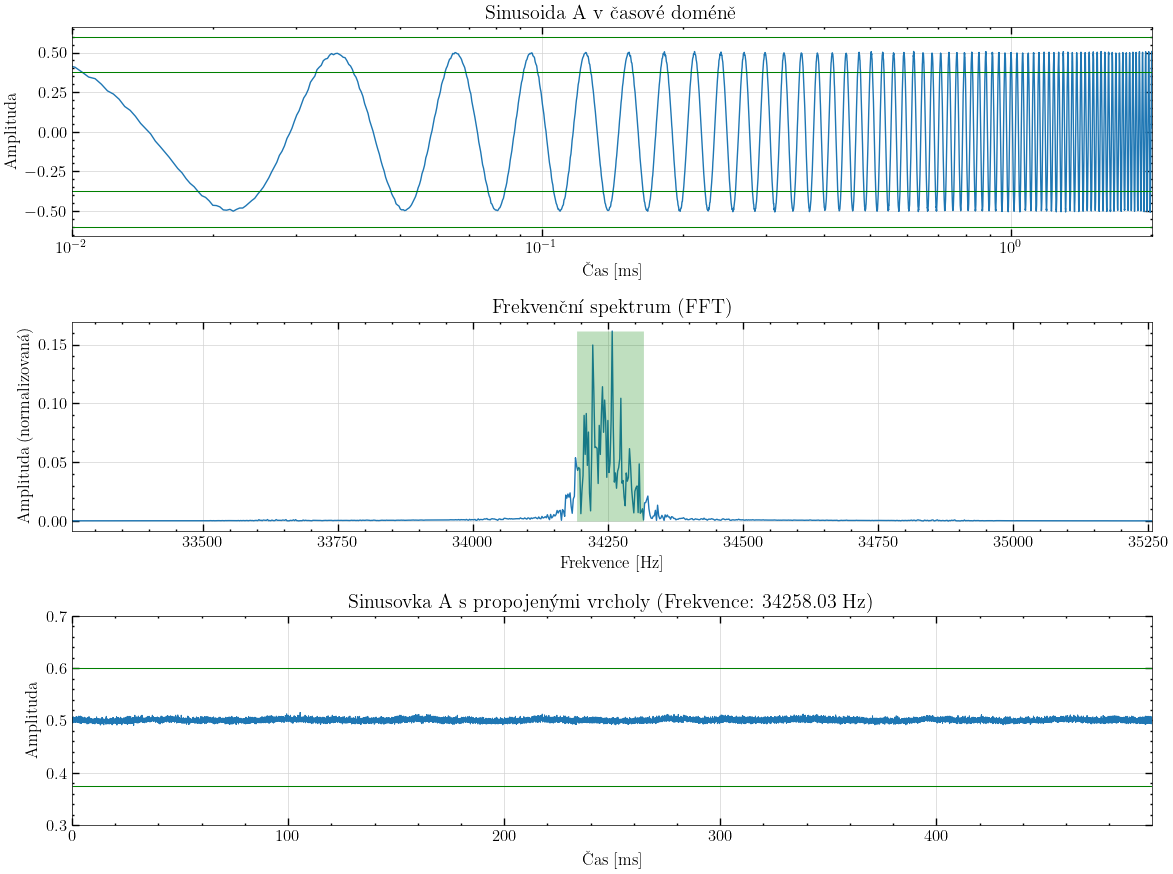
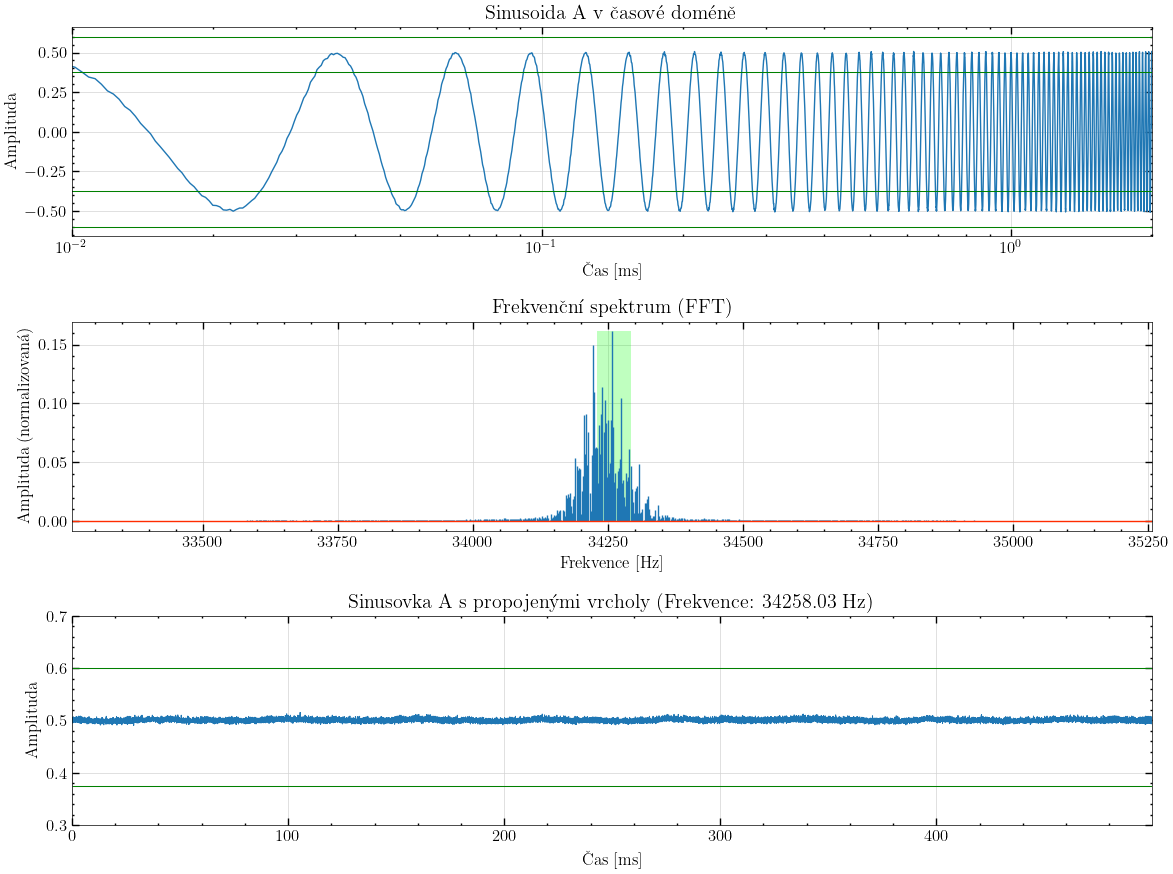
Unified diff of the notebook cell whose output changed from the first chart to the second:
--- before
+++ after
@@ -67,5 +67,5 @@
 
 plt.subplot(3, 1, 2)
-plt.plot(xfa, 2.0/Na * np.abs(yfa[0:Na//2]))
+plt.stem(xfa, 2.0/Na * np.abs(yfa[0:Na//2]),markerfmt="")
 plt.title('Frekvenční spektrum (FFT)')
 plt.xlabel('Frekvence [Hz]')
@@ -74,7 +74,12 @@
 # plt.xlim(0, measured_freq * 2) # Omezíme zobrazení na zajímavou část spektra
 plt.xlim(measured_freq - 1000, measured_freq + 1000) # Omezíme zobrazení na zajímavou část spektra
-tloustka = max(otacky) - min(otacky)
-plt.vlines(34254.737,0,max( 2.0/Na * np.abs(yfa[0:Na//2])),color = 'g',lw = tloustka, alpha=0.25)
-#plt.vlines(34285.044,0,max( 2.0/Na * np.abs(yfa[0:Na//2])),color = 'g',lw = 2)
+import matplotlib.patches as patches
+obdelnik = patches.Rectangle((34230, 0), 34292-34230, max( 2.0/Na * np.abs(yfa[0:Na//2])), 
+                            edgecolor='none', 
+                            facecolor='lime', 
+                            alpha=0.25, 
+                            linewidth=1)
+os = plt.gca()
+os.add_patch(obdelnik)
 
 plt.subplot(3, 1, 3)

Commit: 2